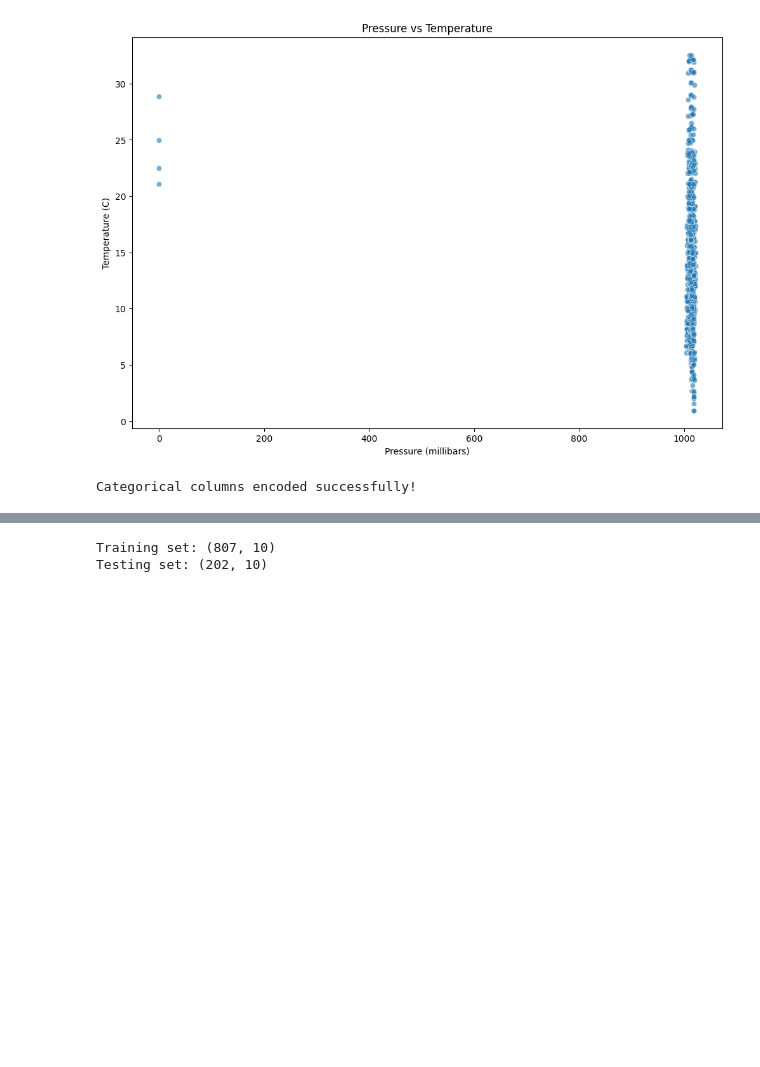
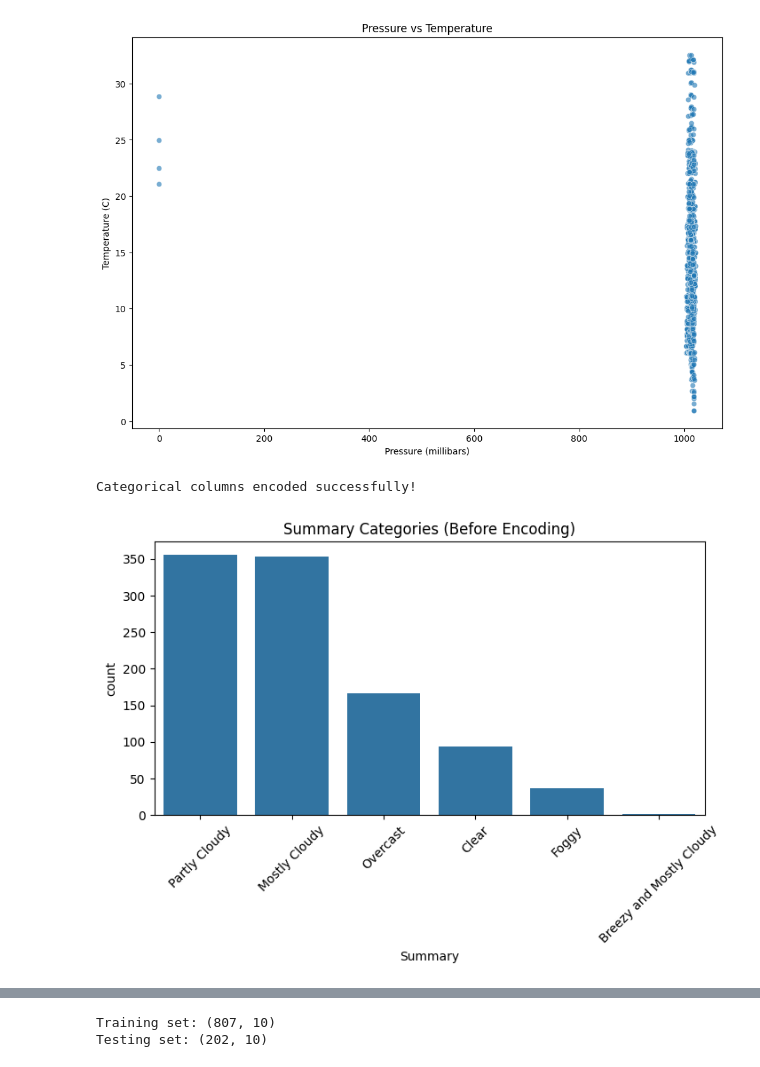
Before and after one commit to thabith12/weather-prediction, a Jupyter notebook: MLmodel.ipynb, the cells around one changed output, grey strips where cells are left out. Cells and saved outputs as stored; diff of their text form; code cells hidden in the pictures; blank space fills up the shorter version.

```diff
--- a/MLmodel.ipynb
+++ b/MLmodel.ipynb
@@ -152,0 +148,8 @@ y = df['Temperature (C)']
+# %%
+plt.figure(figsize=(8,4))
+sns.countplot(x='Summary', data=df, order=df['Summary'].value_counts().index)
+plt.title("Summary Categories (Before Encoding)")
+plt.xticks(rotation=45)
+plt.show()
+# %% [output]
+[figure, added]
```
Also changed, not shown: parts of 4 cells of this notebook.
